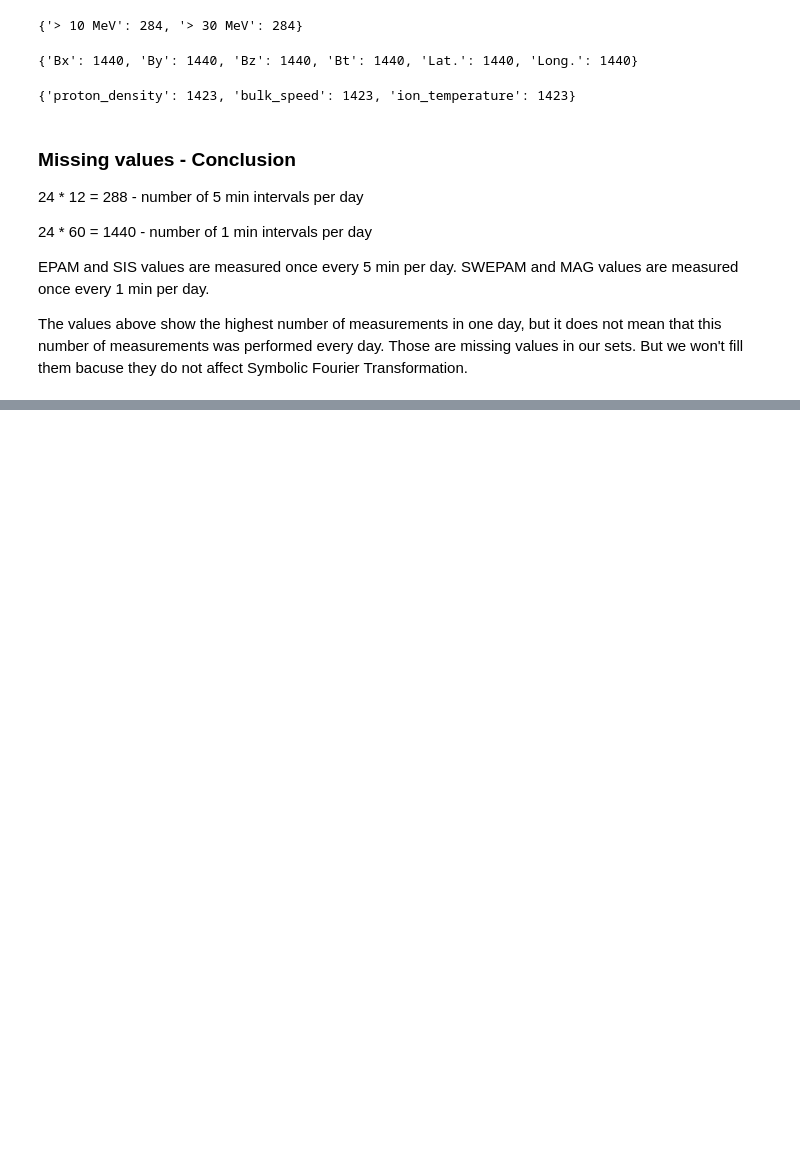
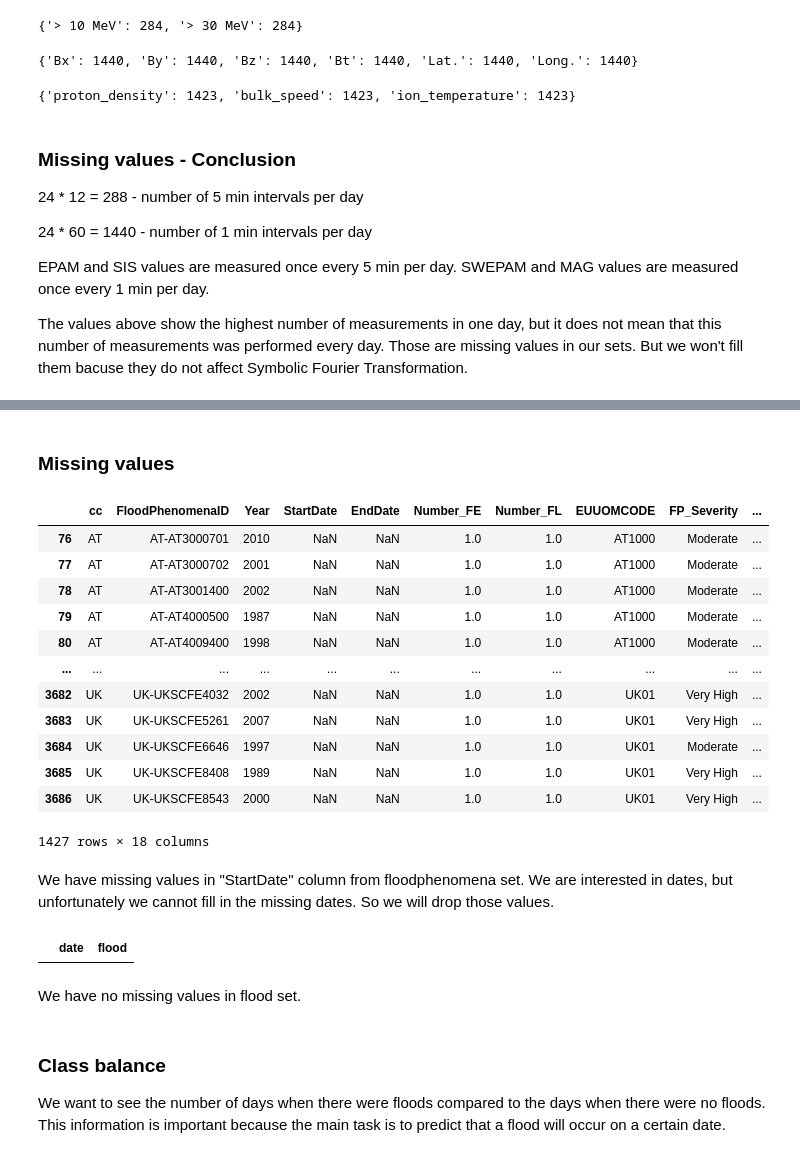
Before and after one commit to backspacer303/naucno-izracunavanje-projekat-2022, a Jupyter notebook: data_preprocessing.ipynb, the cells around one changed output, grey strips where cells are left out. Cells and saved outputs as stored; diff of their text form; code cells hidden in the pictures; blank space fills up the shorter version.

```diff
--- a/data_preprocessing.ipynb
+++ b/data_preprocessing.ipynb
@@ -717,0 +721,3 @@ The values above show the highest number of measurements in one day, but it does
+# %%
+floods = pd.read_csv("data/floods.csv", index_col="date").drop(["Unnamed: 0"], axis =1)
+floods_new = pd.read_csv("data/floodphenomena.csv")
@@ -717,0 +802,22 @@ The values above show the highest number of measurements in one day, but it does
+# %% [markdown]
+### Missing values
+# %%
+bool_series = pd.isnull(floods_new["StartDate"])
+# %%
+floods_new[bool_series]
+# %% [output]
+|  | cc | FloodPhenomenaID | Year | StartDate | EndDate | Number_FE | Number_FL | EUUOMCODE | FP_Severity | ... |
+| 76 | AT | AT-AT3000701 | 2010 | NaN | NaN | 1.0 | 1.0 | AT1000 | Moderate | ... |
+| 77 | AT | AT-AT3000702 | 2001 | NaN | NaN | 1.0 | 1.0 | AT1000 | Moderate | ... |
+| 78 | AT | AT-AT3001400 | 2002 | NaN | NaN | 1.0 | 1.0 | AT1000 | Moderate | ... |
+| 79 | AT | AT-AT4000500 | 1987 | NaN | NaN | 1.0 | 1.0 | AT1000 | Moderate | ... |
+| 80 | AT | AT-AT4009400 | 1998 | NaN | NaN | 1.0 | 1.0 | AT1000 | Moderate | ... |
+| ... | ... | ... | ... | ... | ... | ... | ... | ... | ... | ... |
+| 3682 | UK | UK-UKSCFE4032 | 2002 | NaN | NaN | 1.0 | 1.0 | UK01 | Very High | ... |
+| 3683 | UK | UK-UKSCFE5261 | 2007 | NaN | NaN | 1.0 | 1.0 | UK01 | Very High | ... |
+| 3684 | UK | UK-UKSCFE6646 | 1997 | NaN | NaN | 1.0 | 1.0 | UK01 | Moderate | ... |
+| 3685 | UK | UK-UKSCFE8408 | 1989 | NaN | NaN | 1.0 | 1.0 | UK01 | Very High | ... |
+| 3686 | UK | UK-UKSCFE8543 | 2000 | NaN | NaN | 1.0 | 1.0 | UK01 | Very High | ... |
+1427 rows × 18 columns
+# %% [markdown]
+We have missing values in "StartDate" column from floodphenomena set. We are interested in dates, but unfortunately we cannot fill in the missing dates. So we will drop those values.
@@ -717,0 +826,9 @@ The values above show the highest number of measurements in one day, but it does
+# %%
+floods[bool_series_1]
+# %% [output]
+|  | date | flood |
+# %% [markdown]
+We have no missing values in flood set.
+# %% [markdown]
+### Class balance
+We want to see the number of days when there were floods compared to the days when there were no floods. This information is important because the main task is to predict that a flood will occur on a certain date.
```
Also changed, not shown: parts of 33 cells of this notebook.
